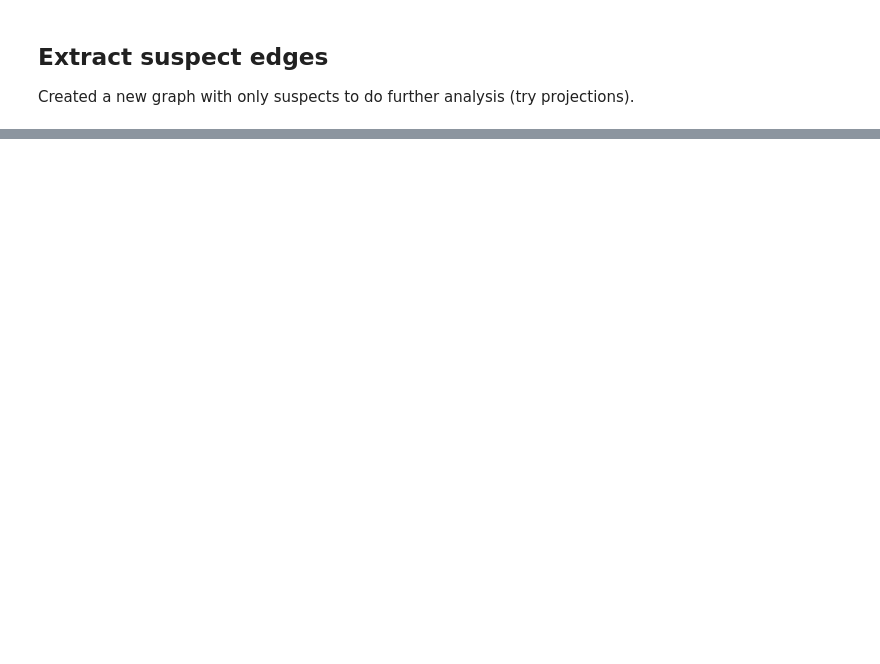
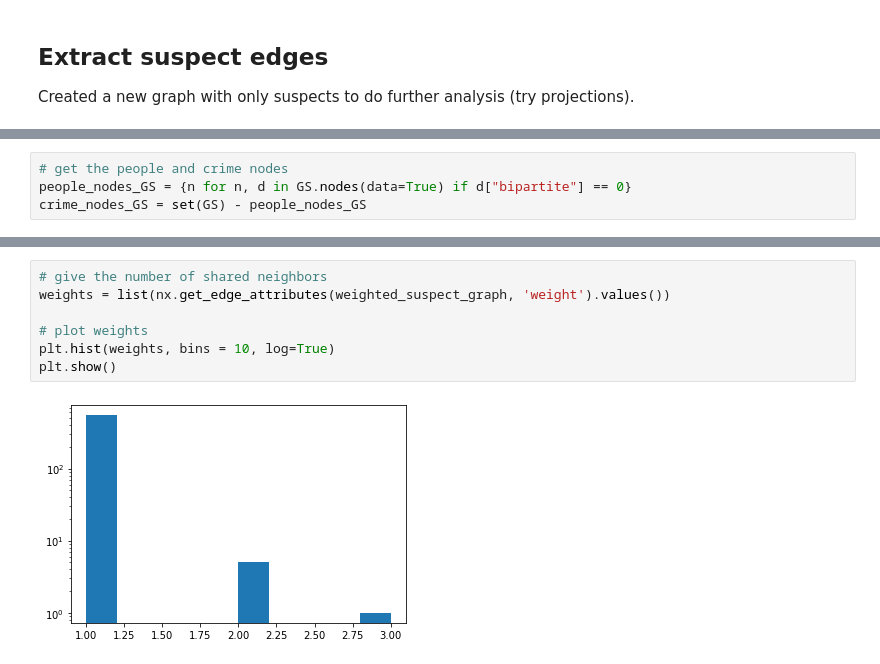
Before and after one commit to dmdequin/CrimeNetworkAnalysis, a Jupyter notebook: Notebooks/notebook.ipynb, the cells around one changed output, grey strips where cells are left out. Drawn from its saved outputs; the diff is of its cells as text; blank space fills up the shorter version.

```diff
--- a/Notebooks/notebook.ipynb
+++ b/Notebooks/notebook.ipynb
@@ -384,0 +382,4 @@ print(suspect_edges)
+# %%
+# get the people and crime nodes
+people_nodes_GS = {n for n, d in GS.nodes(data=True) if d["bipartite"] == 0}
+crime_nodes_GS = set(GS) - people_nodes_GS
@@ -384,0 +396,9 @@ print(suspect_edges)
+# %%
+# give the number of shared neighbors
+weights = list(nx.get_edge_attributes(weighted_suspect_graph, 'weight').values())
+
+# plot weights
+plt.hist(weights, bins = 10, log=True)
+plt.show()
+# %% [output]
+[figure, added]
```
Also changed, not shown: parts of 14 cells of this notebook.
